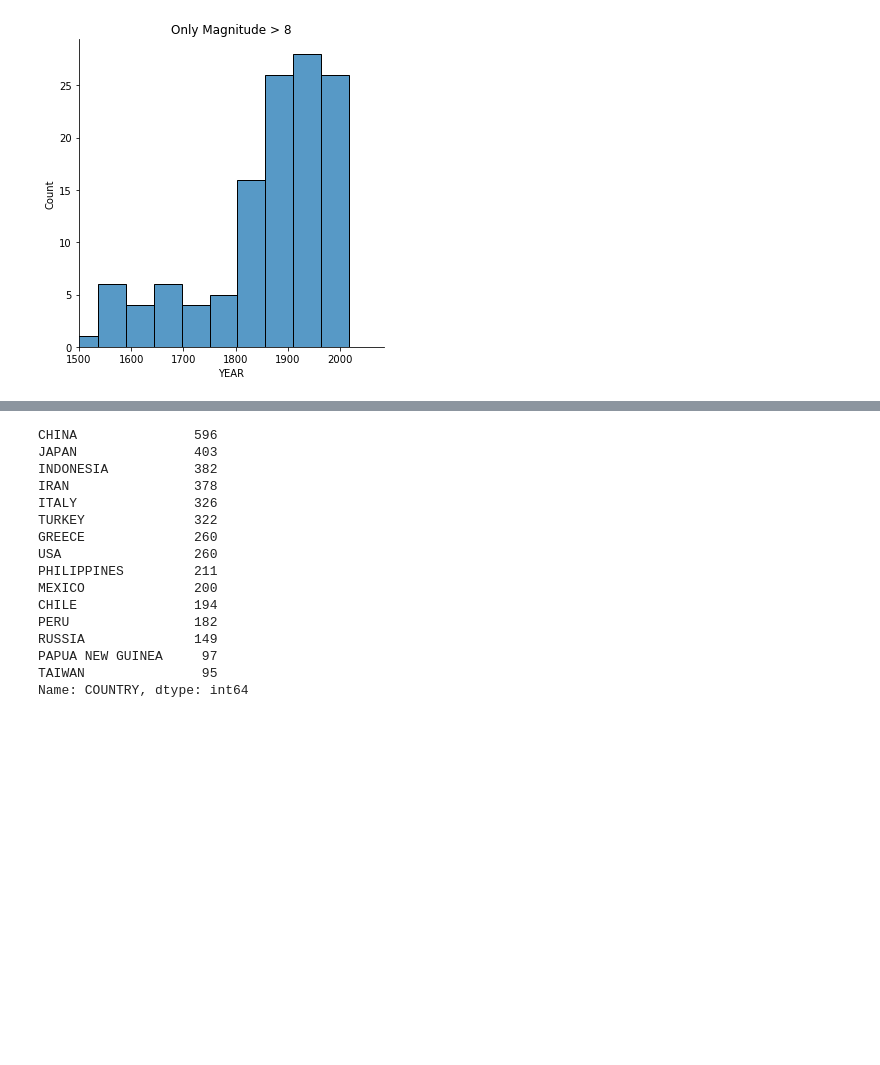
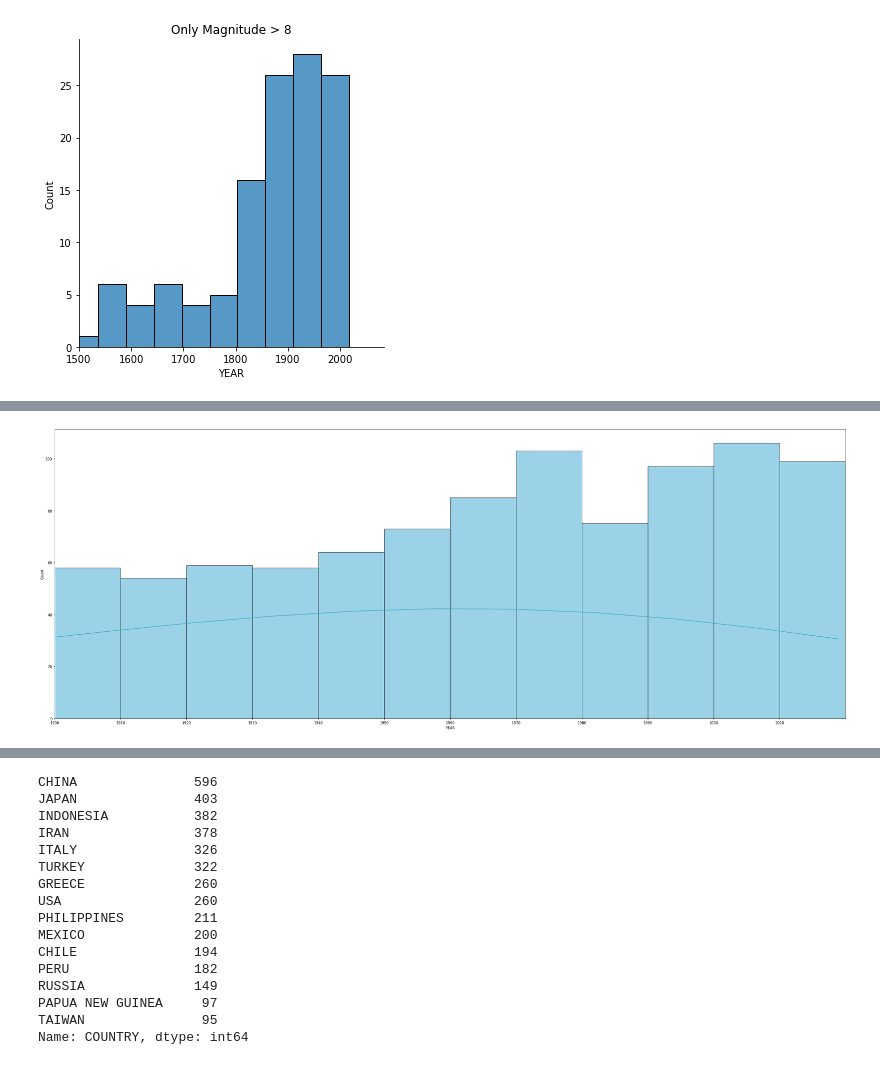
Before and after one commit to mileier/Earthquake-Development, a Jupyter notebook: earth-dev-sig.ipynb, the cells around one changed output, grey strips where cells are left out. Drawn from its saved outputs; the diff is of its cells as text; code cells hidden in the pictures; blank space fills up the shorter version.

```diff
--- a/earth-dev-sig.ipynb
+++ b/earth-dev-sig.ipynb
@@ -525,0 +504,8 @@ Name: LATITUDE, Length: 6105, dtype: object
+# %%
+#Histogram of the earthquake development from 1900 onwards
+#including a kde line
+#Only data, where the respective magnitudes are greater than 6.5
+
+hist_graph(df_EQGT65, kde=True)
+# %% [output]
+[figure, added]
```
Also changed, not shown: parts of 58 cells of this notebook.
